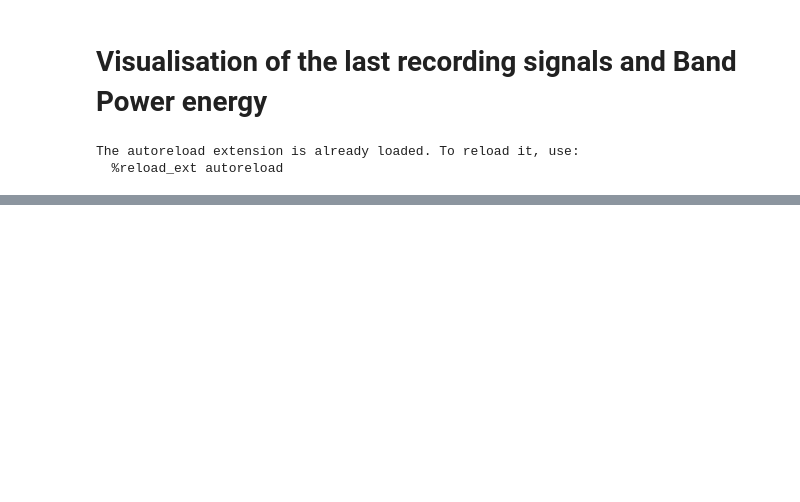
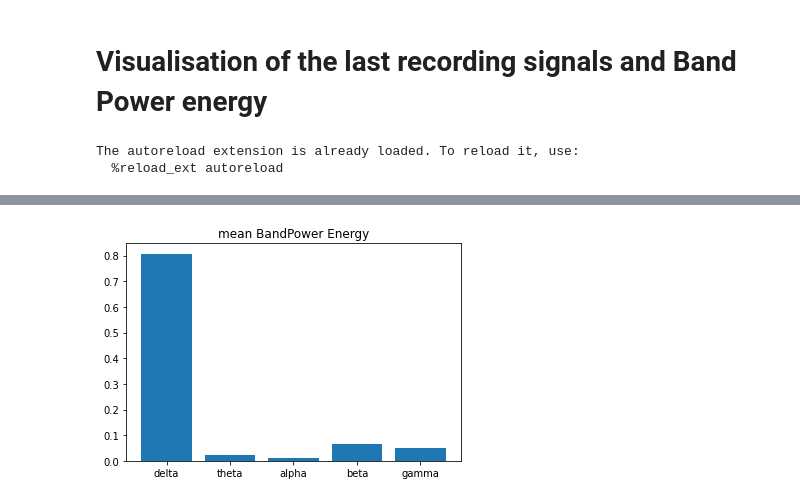
Before and after one commit to VirgileValiau/Smell_Recognition, a Jupyter notebook: src/wave_transformation.ipynb, the cells around one changed output, grey strips where cells are left out. Drawn from its saved outputs; the diff is of its cells as text; code cells hidden in the pictures; blank space fills up the shorter version.

```diff
--- a/src/wave_transformation.ipynb
+++ b/src/wave_transformation.ipynb
@@ -46,0 +21,4 @@ plt.show()
+# %%
+BPS = toBandPower(df)
+BPEnergy = get_BPEnergy(BPS,df)
+plot_bandPower_energy(BPEnergy)
@@ -46,0 +27,7 @@ plt.show()
+# %%
+M = meanEnergy(BPEnergy)
+plt.bar(range(5),height = M,tick_label=['delta','theta','alpha','beta','gamma'])
+plt.title('mean BandPower Energy')
+plt.show()
+# %% [output]
+[figure, added]
```
Also changed, not shown: parts of 4 cells of this notebook, 1 other file.
